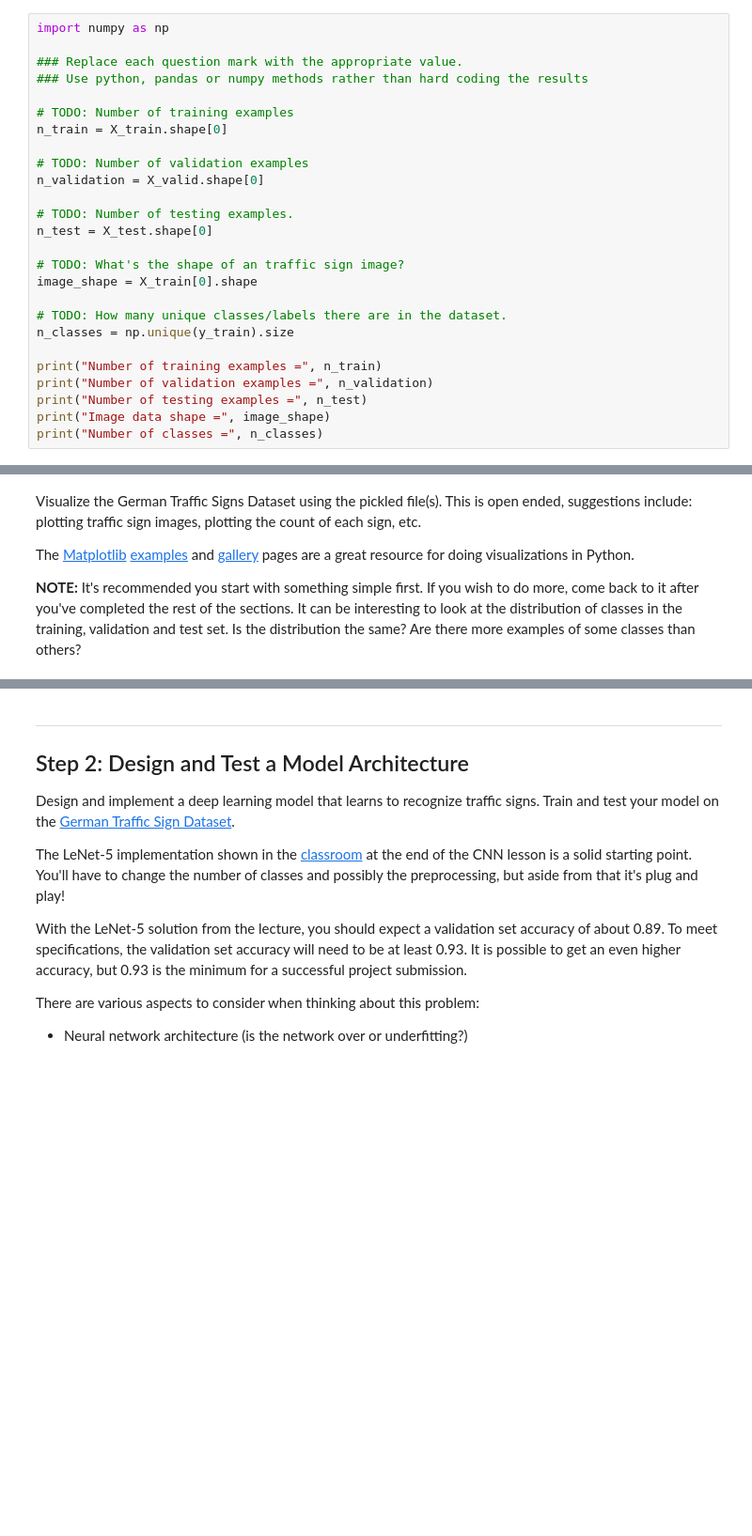
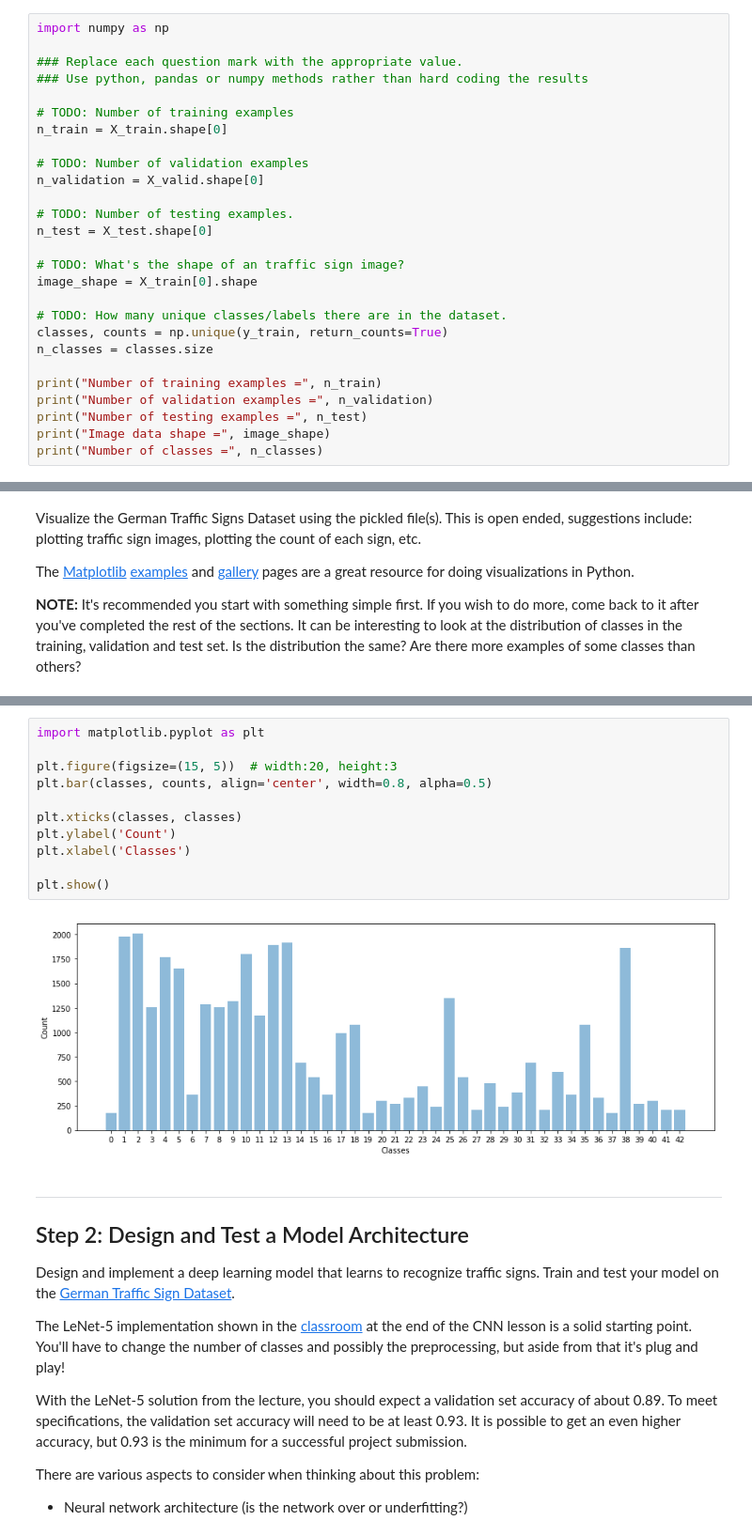
Before and after one commit to toonday/CarND-Traffic-Sign-Classifier-Project, a Jupyter notebook: Traffic_Sign_Classifier.ipynb, the cells around one changed output, grey strips where cells are left out. Shown at 94% size. Saved outputs shown, nothing was run; the diff lists cells and outputs as text; blank space fills up the shorter version.

```diff
--- a/Traffic_Sign_Classifier.ipynb
+++ b/Traffic_Sign_Classifier.ipynb
@@ -73,7 +73,8 @@ n_test = X_test.shape[0]
 image_shape = X_train[0].shape
 
 # TODO: How many unique classes/labels there are in the dataset.
-n_classes = np.unique(y_train).size
+classes, counts = np.unique(y_train, return_counts=True)
+n_classes = classes.size
 
 print("Number of training examples =", n_train)
 print("Number of validation examples =", n_validation)
@@ -114,3 +115,16 @@ print(y_train[index])
+# %%
+import matplotlib.pyplot as plt
+
+plt.figure(figsize=(15, 5))  # width:20, height:3
+plt.bar(classes, counts, align='center', width=0.8, alpha=0.5)
+
+plt.xticks(classes, classes)
+plt.ylabel('Count')
+plt.xlabel('Classes')
+
+plt.show()
+# %% [output]
+[figure, added]
 # %% [markdown]
 ----
 
```
Also changed, not shown: parts of 14 cells of this notebook, 10 other files.
